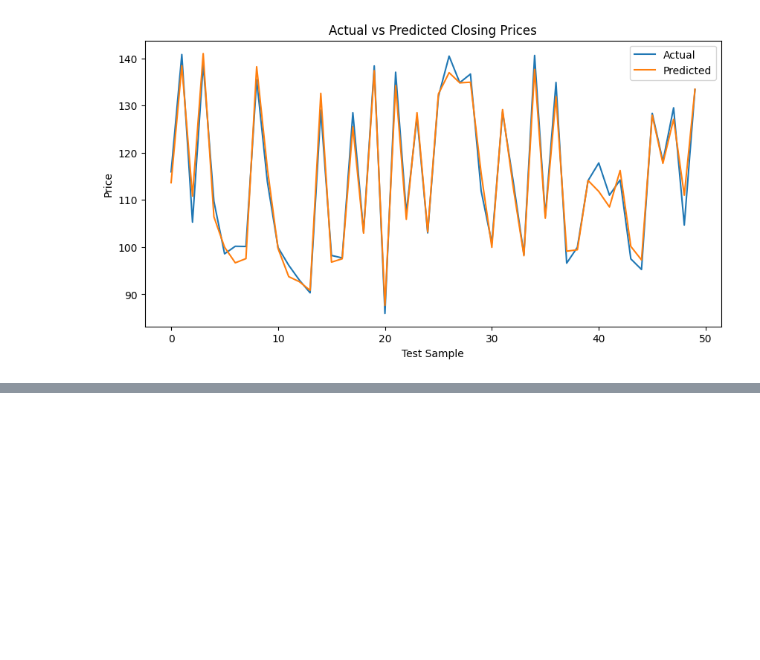
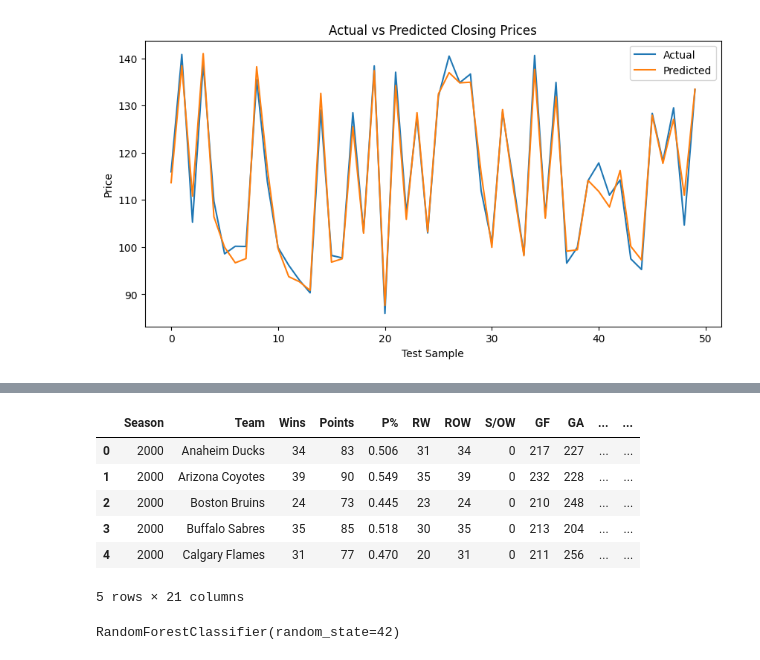
Before and after one commit to bsafig/basic-ml-demo, a Jupyter notebook: demo-notebook.ipynb, the cells around one changed output, grey strips where cells are left out. Drawn from its saved outputs; the diff is of its cells as text; code cells hidden in the pictures; blank space fills up the shorter version.

```diff
--- a/demo-notebook.ipynb
+++ b/demo-notebook.ipynb
@@ -77,0 +82,80 @@ plt.show()
+# %%
+import pandas as pd
+import numpy as np
+from sklearn.ensemble import RandomForestClassifier
+from sklearn.preprocessing import LabelEncoder
+
+# Note: not all teams have data for every season and some teams have had name changes
+# For the sake of this project, we will always be calling teams like the "Atlanta Thrashers" the "Winnipeg Jets"
+teams = ['Anaheim Ducks', 'Arizona Coyotes', 'Boston Bruins', 'Buffalo Sabres',
+         'Calgary Flames', 'Carolina Hurricanes', 'Chicago Blackhawks','Colorado Avalanche','Columbus Blue Jackets',
+         'Dallas Stars', 'Detroit Red Wings', 'Edmonton Oilers', 'Florida Panthers',
+         'Los Angeles Kings', 'Minnesota Wild', 'Montreal Canadiens', 'Nashville Predators','New Jersey Devils',
+         'New York Islanders', 'New York Rangers', 'Ottawa Senators', 'Philadelphia Flyers','Pittsburgh Penguins',
+         'San Jose Sharks', 'Seattle Kraken', 'St. Louis Blues', 'Tampa Bay Lightning',
+         'Toronto Maple Leafs', 'Vancouver Canucks', 'Vegas Golden Knights', 'Washington Capitals','Winnipeg Jets']
+seasons = list(range(2000, 2005)) # Season list is a little wacky due to the 2005 lockout
+seasons.append(2024)
+
+stats = []
+winners = []
+for season in seasons:
+    csv = pd.read_csv(f'./CSV/{season}.csv')
+
+    for team in teams:
+        team_stats = csv[csv['Team'] == team]
+
+        # Not all teams existed in every season since 2000
+        if not team_stats.empty:
+
+            stats.append([
+                season,
+                team,
+                team_stats['Wins'].iloc[0],
+                team_stats['Points'].iloc[0],
+                team_stats['P%'].iloc[0],
+                team_stats['RW'].iloc[0],
+                team_stats['ROW'].iloc[0],
+                team_stats['S/OW'].iloc[0],
+                team_stats['GF'].iloc[0],
+                team_stats['GA'].iloc[0],
+                team_stats['GF/GP'].iloc[0],
+                team_stats['GA/GP'].iloc[0],
+                team_stats['PP%'].iloc[0],
+                team_stats['PK%'].iloc[0],
+                team_stats['NetPP%'].iloc[0],
+                team_stats['NetPK%'].iloc[0],
+                team_stats['Shots/GP'].iloc[0],
+                team_stats['SA/GP'].iloc[0],
+                team_stats['FOW%'].iloc[0]
+            ])
+
+    winners.append([season, team_stats['Winner'].iloc[0]])
+
+stats_df = pd.DataFrame(stats, columns=['Season', 'Team', 'Wins', 'Points', 'P%', 'RW', 'ROW', 'S/OW', 'GF', 'GA', 'GF/GP', 'GA/GP', 'PP%', 'PK%', 'NetPP%', 'NetPK%', 'Shots/GP', 'SA/GP', 'FOW%'])
+winners_df = pd.DataFrame(winners, columns=['Season', 'Winner'])
+
+data = stats_df.merge(winners_df, on='Season')
+
+data['IsWinner'] = (data['Team'] == data['Winner']).astype(int)
+data.head()
+# %% [output]
+|  | Season | Team | Wins | Points | P% | RW | ROW | S/OW | GF | GA | ... | ... |
+| 0 | 2000 | Anaheim Ducks | 34 | 83 | 0.506 | 31 | 34 | 0 | 217 | 227 | ... | ... |
+| 1 | 2000 | Arizona Coyotes | 39 | 90 | 0.549 | 35 | 39 | 0 | 232 | 228 | ... | ... |
+| 2 | 2000 | Boston Bruins | 24 | 73 | 0.445 | 23 | 24 | 0 | 210 | 248 | ... | ... |
+| 3 | 2000 | Buffalo Sabres | 35 | 85 | 0.518 | 30 | 35 | 0 | 213 | 204 | ... | ... |
+| 4 | 2000 | Calgary Flames | 31 | 77 | 0.470 | 20 | 31 | 0 | 211 | 256 | ... | ... |
+5 rows × 21 columns
+# %%
+le_team = LabelEncoder()
+data['Team_encoded'] = le_team.fit_transform(data['Team'])
+
+X = data[['Team_encoded', 'Wins', 'Points', 'P%', 'RW', 'ROW', 'S/OW', 'GF', 'GA', 'GF/GP', 'GA/GP', 'PP%', 'PK%', 'NetPP%', 'NetPK%', 'Shots/GP', 'SA/GP', 'FOW%']]
+y = data['IsWinner']
+
+# Train Random Forest classifier
+clf = RandomForestClassifier(n_estimators=100, random_state=42)
+clf.fit(X, y)
+# %% [output]
+RandomForestClassifier(random_state=42)
```
Also changed, not shown: parts of 3 cells of this notebook, 8 other files.
